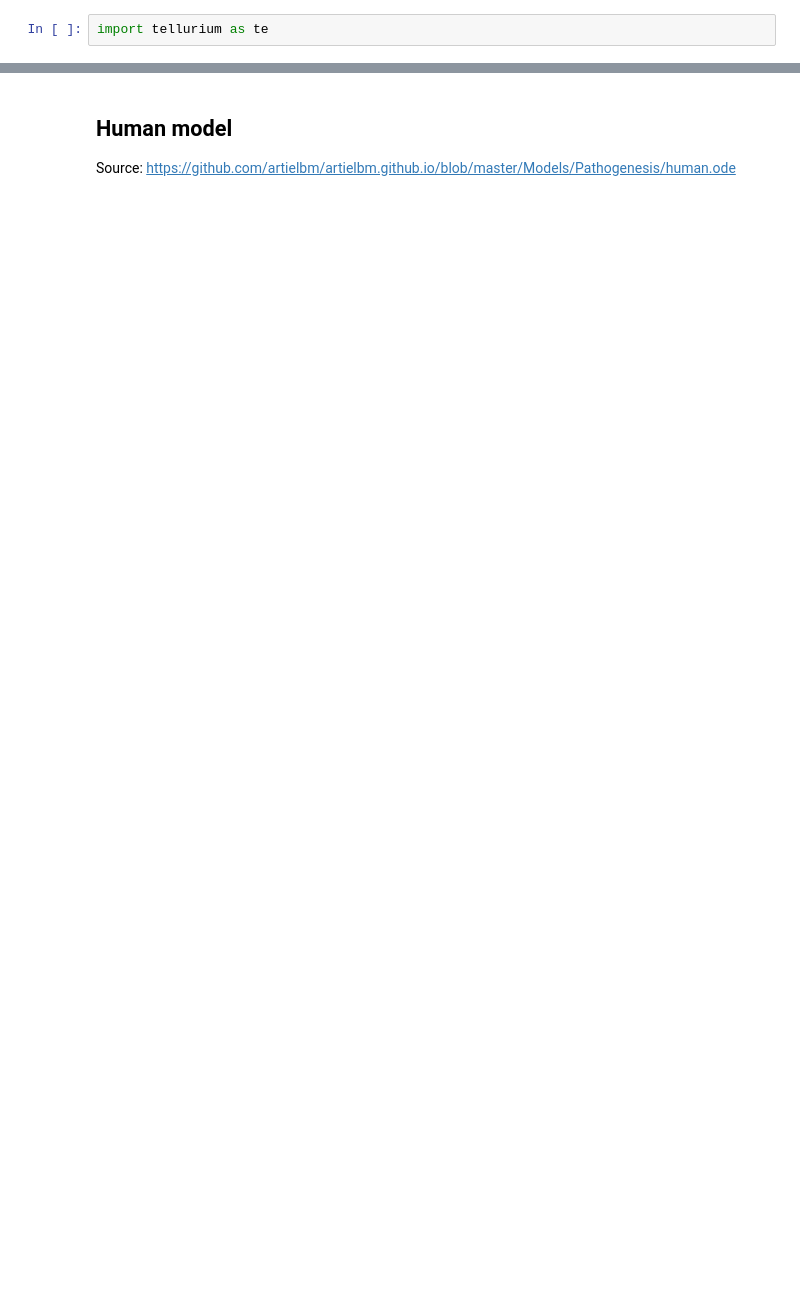
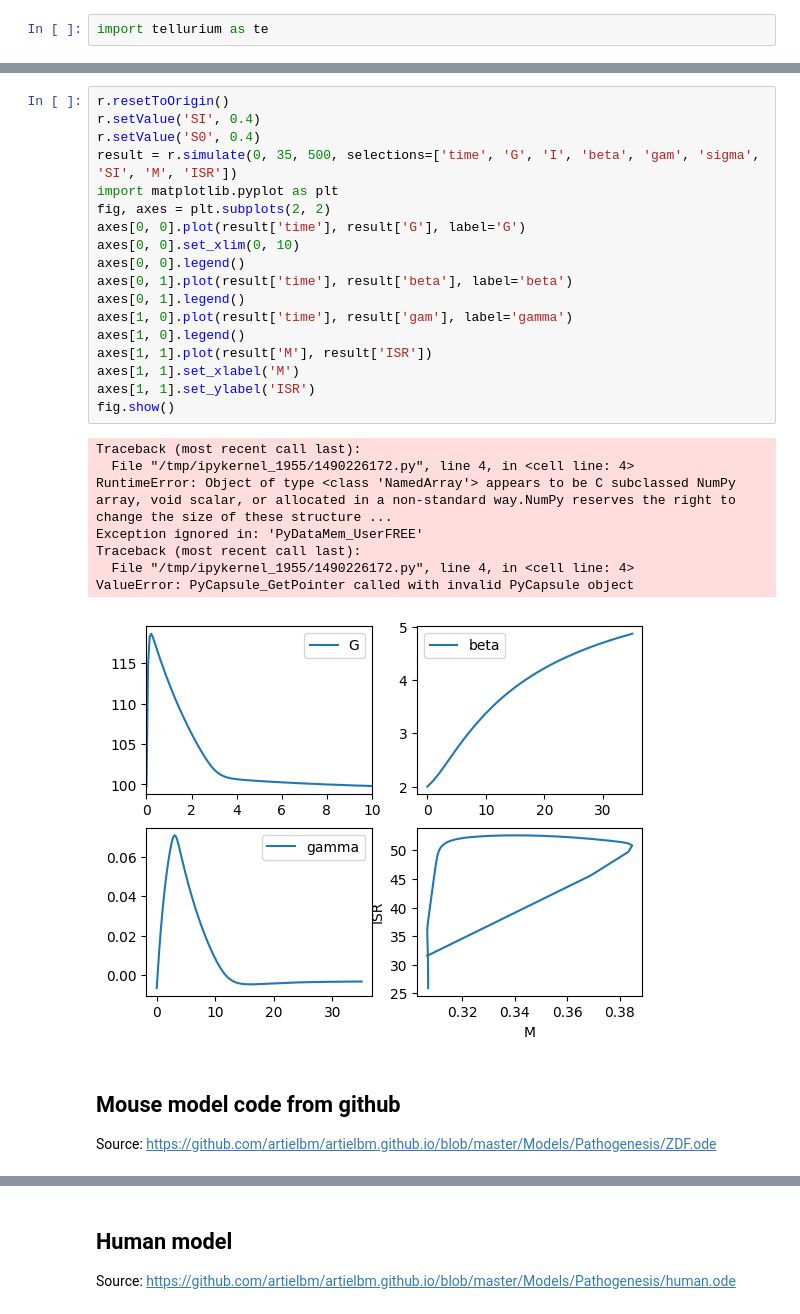
Before and after one commit to yjzhang/t2d_models, a Jupyter notebook: ha_2016.ipynb, the cells around one changed output, grey strips where cells are left out. Saved outputs shown, nothing was run; the diff lists cells and outputs as text; blank space fills up the shorter version.

Commit message:
ha 2016 model now works, i think?

```diff
--- a/ha_2016.ipynb
+++ b/ha_2016.ipynb
@@ -138,0 +265,31 @@ r.plot(result)
+# %%
+r.resetToOrigin()
+r.setValue('SI', 0.4)
+r.setValue('S0', 0.4)
+result = r.simulate(0, 35, 500, selections=['time', 'G', 'I', 'beta', 'gam', 'sigma', 'SI', 'M', 'ISR'])
+import matplotlib.pyplot as plt
+fig, axes = plt.subplots(2, 2)
+axes[0, 0].plot(result['time'], result['G'], label='G')
+axes[0, 0].set_xlim(0, 10)
+axes[0, 0].legend()
+axes[0, 1].plot(result['time'], result['beta'], label='beta')
+axes[0, 1].legend()
+axes[1, 0].plot(result['time'], result['gam'], label='gamma')
+axes[1, 0].legend()
+axes[1, 1].plot(result['M'], result['ISR'])
+axes[1, 1].set_xlabel('M')
+axes[1, 1].set_ylabel('ISR')
+fig.show()
+# %% [output]
+Traceback (most recent call last):
+  File "/tmp/ipykernel_1955/1490226172.py", line 4, in <cell line: 4>
+RuntimeError: Object of type <class 'NamedArray'> appears to be C subclassed NumPy array, void scalar, or allocated in a non-standard way.NumPy reserves the right to change the size of these structure ...
+Exception ignored in: 'PyDataMem_UserFREE'
+Traceback (most recent call last):
+  File "/tmp/ipykernel_1955/1490226172.py", line 4, in <cell line: 4>
+ValueError: PyCapsule_GetPointer called with invalid PyCapsule object
+[figure, added]
+# %% [markdown]
+## Mouse model code from github
+
+Source: https://github.com/artielbm/artielbm.github.io/blob/master/Models/Pathogenesis/ZDF.ode
```
Also changed, not shown: parts of 17 cells of this notebook, 1 other file.
